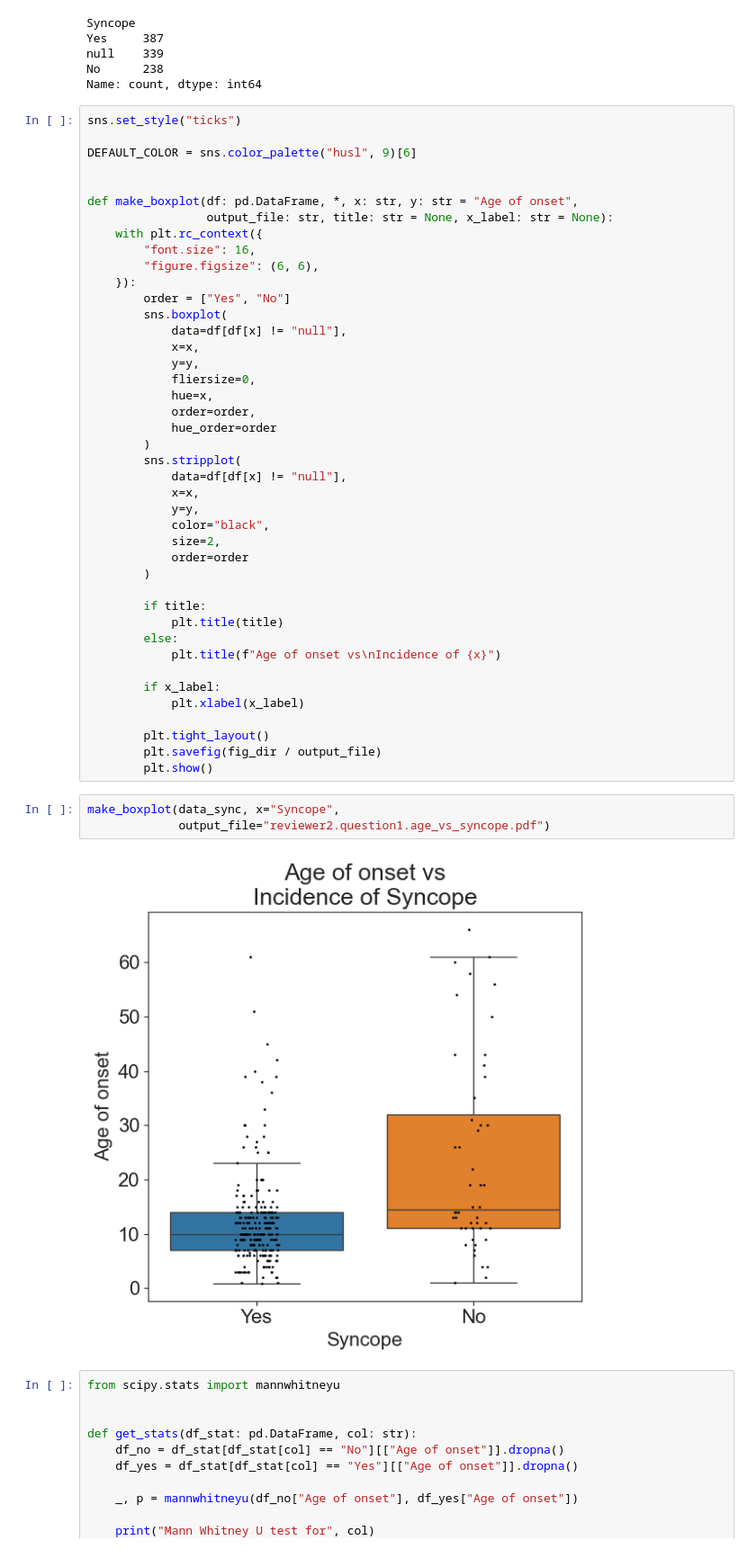
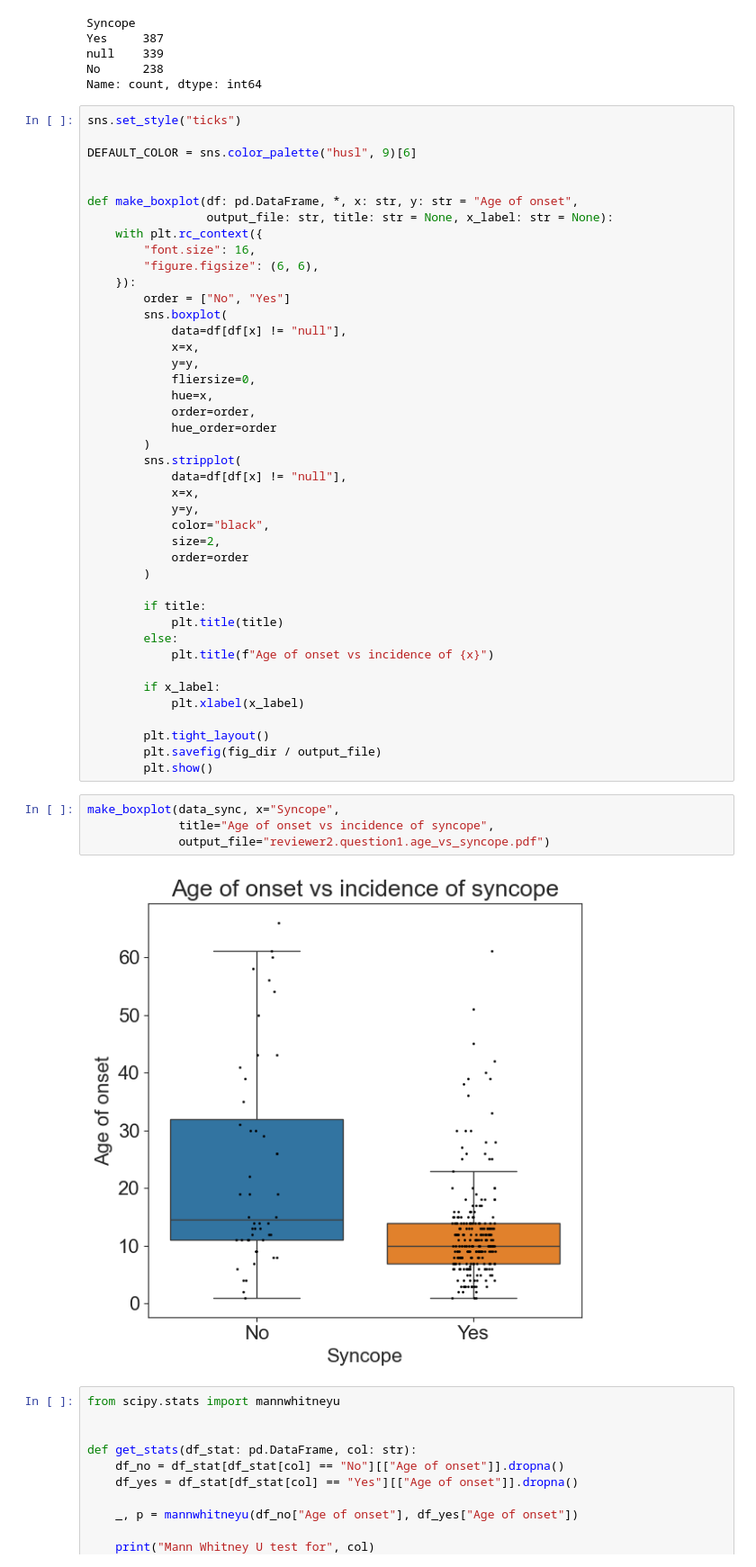
Before and after one commit to alexdaiii/cpvt_database_analysis, a Jupyter notebook: reviewer2/question1.ipynb, the cells around one changed output. Shown at 90% size. Drawn from its saved outputs; the diff is of its cells as text.

```diff
--- a/reviewer2/question1.ipynb
+++ b/reviewer2/question1.ipynb
@@ -130,7 +130,7 @@ def make_boxplot(df: pd.DataFrame, *, x: str, y: str = "Age of onset",
         "font.size": 16,
         "figure.figsize": (6, 6),
     }):
-        order = ["Yes", "No"]
+        order = ["No", "Yes"]
         sns.boxplot(
             data=df[df[x] != "null"],
             x=x,
@@ -152,7 +152,7 @@ def make_boxplot(df: pd.DataFrame, *, x: str, y: str = "Age of onset",
         if title:
             plt.title(title)
         else:
-            plt.title(f"Age of onset vs\nIncidence of {x}")
+            plt.title(f"Age of onset vs incidence of {x}")
 
         if x_label:
             plt.xlabel(x_label)
@@ -162,9 +162,10 @@ def make_boxplot(df: pd.DataFrame, *, x: str, y: str = "Age of onset",
         plt.show()
 # %%
 make_boxplot(data_sync, x="Syncope",
+             title="Age of onset vs incidence of syncope",
              output_file="reviewer2.question1.age_vs_syncope.pdf")
 # %% [output]
-[figure, old version]
+[figure, new version]
 # %%
 from scipy.stats import mannwhitneyu
 
```
Also changed, not shown: parts of 7 cells of this notebook, 8 other files.
